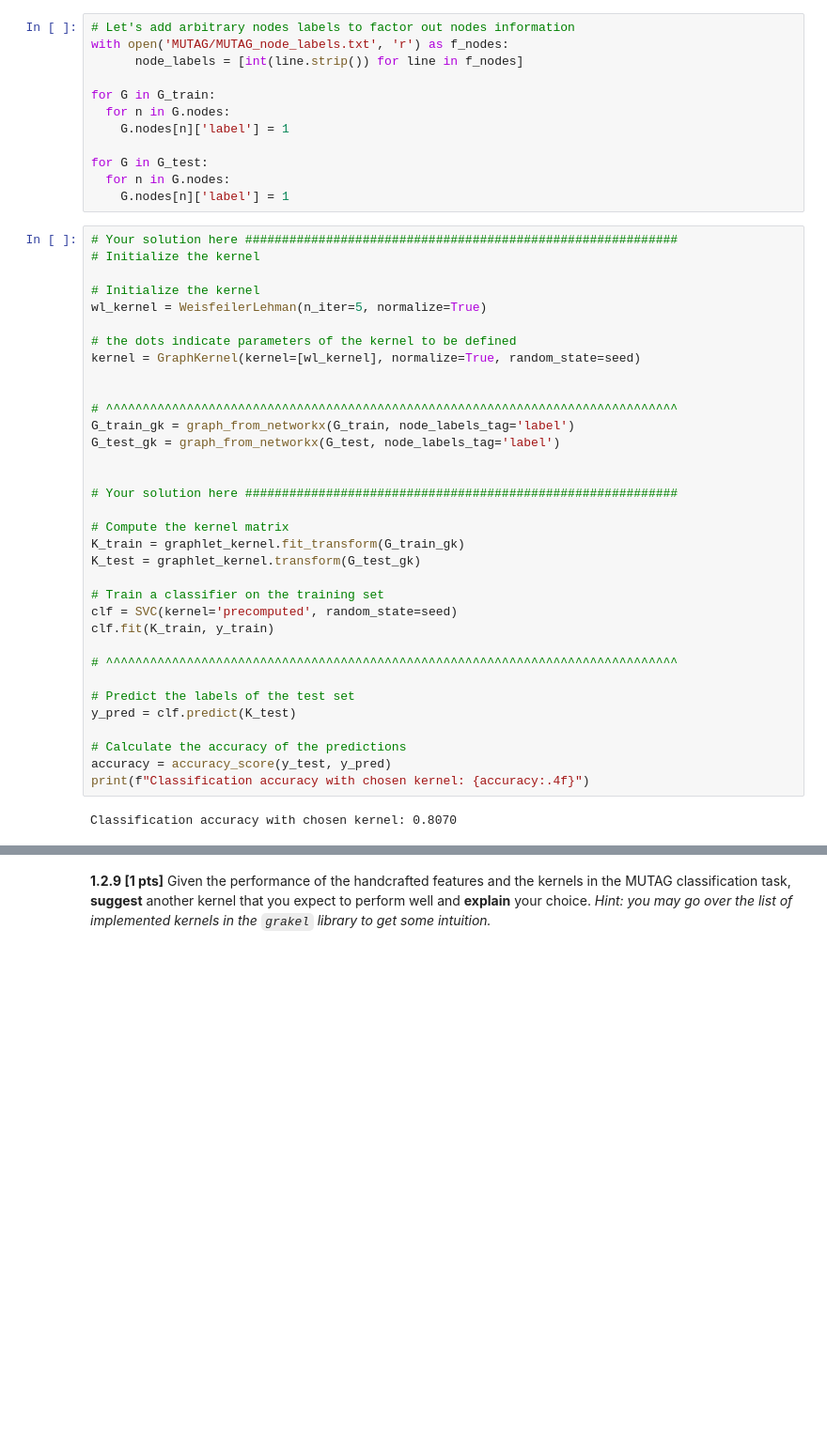
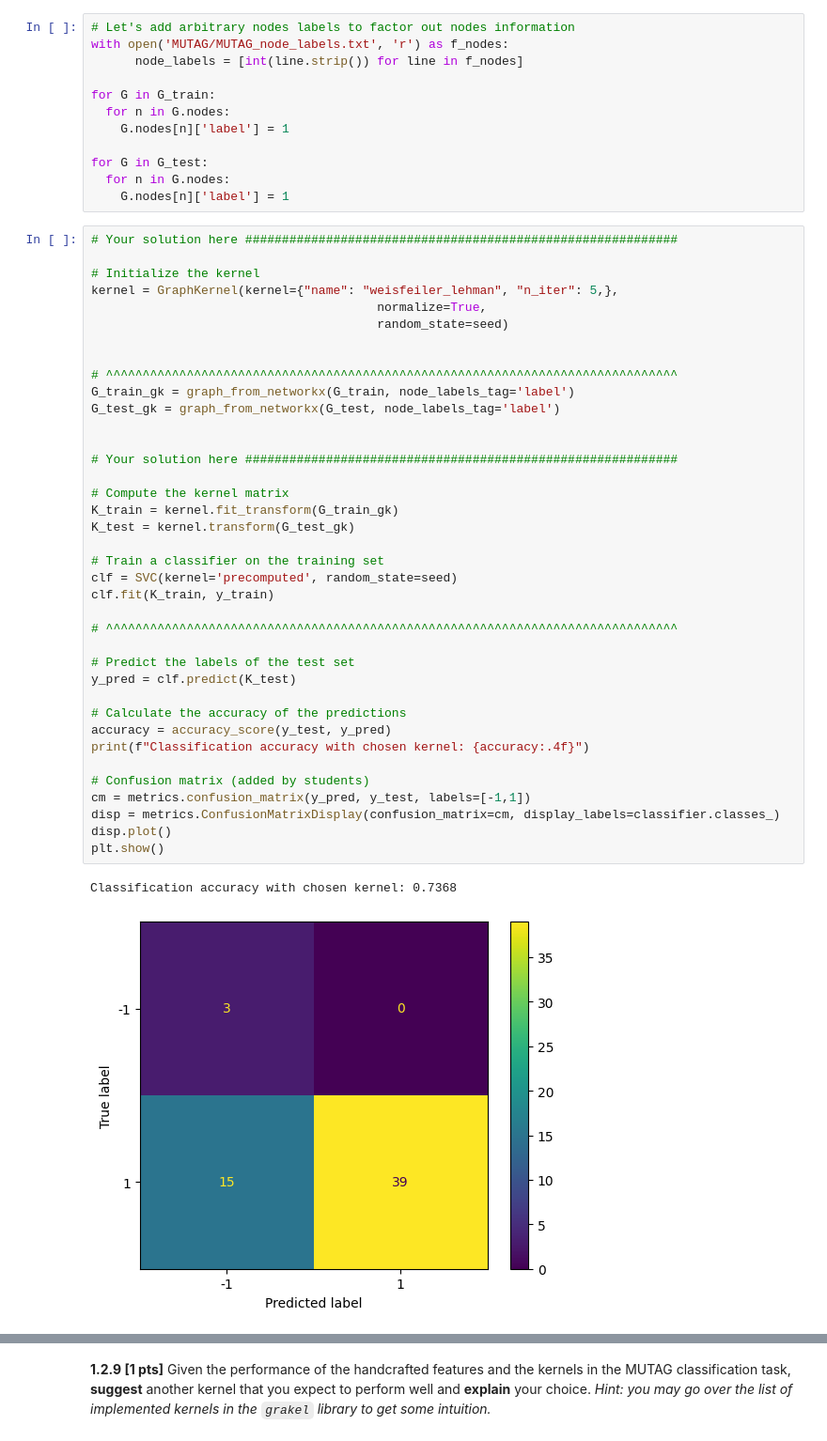
Before and after one commit to kaedejohnson/networkml_epfl_ee452, a Jupyter notebook: nml24_assignment1.ipynb, the cells around one changed output, grey strips where cells are left out. Shown at 94% size. Cells and saved outputs as stored; diff of their text form; blank space fills up the shorter version.

```diff
--- a/nml24_assignment1.ipynb
+++ b/nml24_assignment1.ipynb
@@ -538,37 +555,42 @@ for G in G_test:
     G.nodes[n]['label'] = 1
 # %%
 # Your solution here ###########################################################
-# Initialize the kernel
 
 # Initialize the kernel
-wl_kernel = WeisfeilerLehman(n_iter=5, normalize=True)
-
-# the dots indicate parameters of the kernel to be defined
-kernel = GraphKernel(kernel=[wl_kernel], normalize=True, random_state=seed)
+kernel = GraphKernel(kernel={"name": "weisfeiler_lehman", "n_iter": 5,},
+                                       normalize=True,
+                                       random_state=seed)
 
 
 # ^^^^^^^^^^^^^^^^^^^^^^^^^^^^^^^^^^^^^^^^^^^^^^^^^^^^^^^^^^^^^^^^^^^^^^^^^^^^^^
 G_train_gk = graph_from_networkx(G_train, node_labels_tag='label')
 G_test_gk = graph_from_networkx(G_test, node_labels_tag='label')
 
 
 # Your solution here ###########################################################
 
 # Compute the kernel matrix
-K_train = graphlet_kernel.fit_transform(G_train_gk)
-K_test = graphlet_kernel.transform(G_test_gk)
+K_train = kernel.fit_transform(G_train_gk)
+K_test = kernel.transform(G_test_gk)
 
 # Train a classifier on the training set
 clf = SVC(kernel='precomputed', random_state=seed)
 clf.fit(K_train, y_train)
 
 # ^^^^^^^^^^^^^^^^^^^^^^^^^^^^^^^^^^^^^^^^^^^^^^^^^^^^^^^^^^^^^^^^^^^^^^^^^^^^^^
 
 # Predict the labels of the test set
 y_pred = clf.predict(K_test)
 
 # Calculate the accuracy of the predictions
 accuracy = accuracy_score(y_test, y_pred)
 print(f"Classification accuracy with chosen kernel: {accuracy:.4f}")
+
+# Confusion matrix (added by students)
+cm = metrics.confusion_matrix(y_pred, y_test, labels=[-1,1])
+disp = metrics.ConfusionMatrixDisplay(confusion_matrix=cm, display_labels=classifier.classes_)
+disp.plot()
+plt.show()
 # %% [output]
-Classification accuracy with chosen kernel: 0.8070
+Classification accuracy with chosen kernel: 0.7368
+[figure, added]
```
Also changed, not shown: parts of 18 cells of this notebook.
